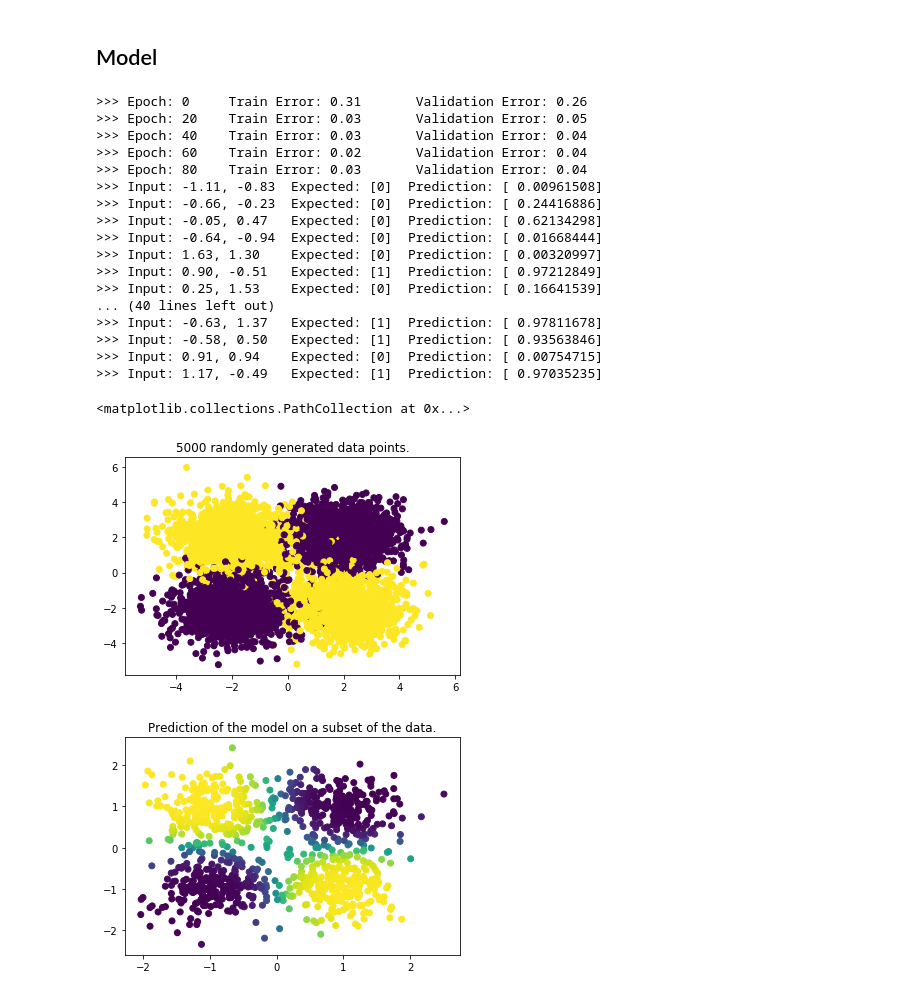
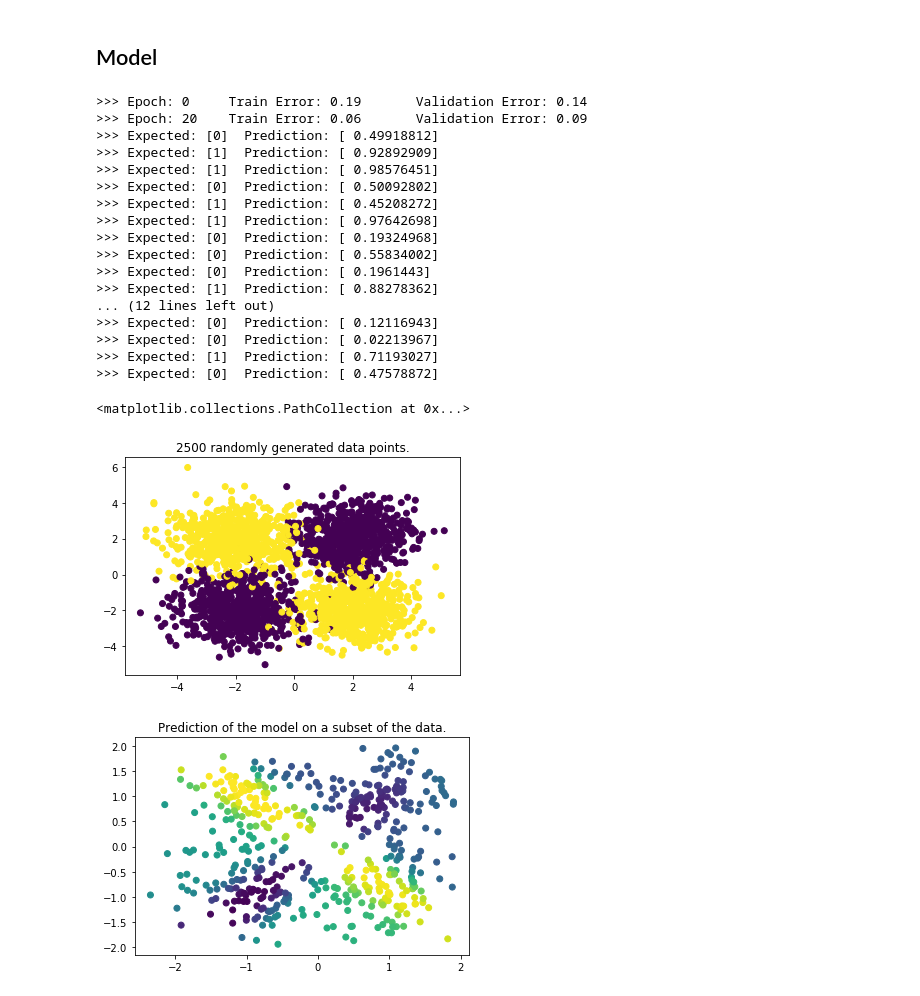
Before and after one commit to Mrpatekful/numpyml, a Jupyter notebook: mlp_numpy.ipynb, the cells around one changed output. Cells and saved outputs as stored; diff of their text form; code cells hidden in the pictures.

```diff
--- a/mlp_numpy.ipynb
+++ b/mlp_numpy.ipynb
@@ -159,15 +160,18 @@ class InputPipeLine:
 
         self.batch_size = batch_size
 
-        self.train, self.valid, self.test = self.normalize(data)
+        self.train, self.valid, self.test = self.separate(self.normalize(data))
         self.index = 0
 
     def normalize(self, data):
         features = [row[0] for row in data]
         self.scaler = preprocessing.StandardScaler().fit(features[:self.train_size])
         data = list(zip(self.scaler.transform(features), [row[1] for row in data]))
-        # the first train_split*100 % will be used for training
-        return data[:self.train_size], data[self.train_size:self.train_size+self.valid_size], data[self.train_size+self.valid_size:]
+        return data
+
+    def separate(self, data):
+        return (data[:self.train_size], data[self.train_size:self.train_size+self.valid_size],
+                data[self.train_size+self.valid_size:])
 
     def next_batch(self):
         batch, eoe = self.step()
@@ -314,11 +438,11 @@ class Error(metaclass=abc.ABCMeta):
 # %%
 class Mse(Error):
 
-    def function(self, y, y_hat):
-        return
+    def function(self, y, pred):
+        return (y-pred)**2
 
-    def derivative(self, y, y_hat):
-        return
+    def derivative(self, y, pred):
+        return -2*(y-pred)
 # %% [markdown]
 #### Cross Entropy
 # %%
@@ -465,55 +569,55 @@ class Mlp:
 # %%
 np.random.seed(1)
 
-layers = []
-layers.append(Layer(Linear(), size=2))
-layers.append(Layer(Tanh(), size=10))
-layers.append(Layer(Sigmoid(), size=1))
-
-nb_samples = 5000
+nb_samples = 2500
 samples = []
 for i in range(0,nb_samples,4):
     noise = np.random.normal(0,1,8)
     samples.append([[-2+noise[0],-2+noise[1]], [0]])
     samples.append([[2+noise[2],-2+noise[3]],[1]])
     samples.append([[-2+noise[4],2+noise[5]],[1]])
     samples.append([[2+noise[6],2+noise[7]], [0]])
 
 fig1=plt.figure()
 plt.title("{0} randomly generated data points.".format(nb_samples))
 plt.scatter([element[0][0] for element in samples],
             [element[0][1] for element in samples],
             c=[element[1] for element in samples])
 
-input_pipe = InputPipeLine(samples, batch_size=10)
+input_pipe = InputPipeLine(samples, batch_size=20)
+
+layers = []
+layers.append(Layer(Linear(), size=2))
+layers.append(Layer(Sigmoid(), size=10))
+layers.append(Layer(Sigmoid(), size=1))
 
 mlp_object = Mlp(layers, input_pipe)
-mlp_object.train(epochs=100)
+mlp_object.train(epochs=30, optimizer=Adam(lrate=0.01))
 results = mlp_object.test(verbose=0.05)
 
 fig2=plt.figure()
-plt.title("Prediction of the model on a subset of the data.".format(nb_samples))
+plt.title("Prediction of the model on a subset of the data.")
 plt.scatter([element[0][0] for element in results],
             [element[0][1] for element in results],
             c=[element[2] for element in results])
 # %% [output]
->>> Epoch: 0     Train Error: 0.31       Validation Error: 0.26
->>> Epoch: 20    Train Error: 0.03       Validation Error: 0.05
->>> Epoch: 40    Train Error: 0.03       Validation Error: 0.04
->>> Epoch: 60    Train Error: 0.02       Validation Error: 0.04
->>> Epoch: 80    Train Error: 0.03       Validation Error: 0.04
->>> Input: -1.11, -0.83  Expected: [0]  Prediction: [ 0.00961508]
->>> Input: -0.66, -0.23  Expected: [0]  Prediction: [ 0.24416886]
->>> Input: -0.05, 0.47   Expected: [0]  Prediction: [ 0.62134298]
->>> Input: -0.64, -0.94  Expected: [0]  Prediction: [ 0.01668444]
->>> Input: 1.63, 1.30    Expected: [0]  Prediction: [ 0.00320997]
->>> Input: 0.90, -0.51   Expected: [1]  Prediction: [ 0.97212849]
->>> Input: 0.25, 1.53    Expected: [0]  Prediction: [ 0.16641539]
-... (40 lines left out)
->>> Input: -0.63, 1.37   Expected: [1]  Prediction: [ 0.97811678]
->>> Input: -0.58, 0.50   Expected: [1]  Prediction: [ 0.93563846]
->>> Input: 0.91, 0.94    Expected: [0]  Prediction: [ 0.00754715]
->>> Input: 1.17, -0.49   Expected: [1]  Prediction: [ 0.97035235]
+>>> Epoch: 0     Train Error: 0.19       Validation Error: 0.14
+>>> Epoch: 20    Train Error: 0.06       Validation Error: 0.09
+>>> Expected: [0]  Prediction: [ 0.49918812]
+>>> Expected: [1]  Prediction: [ 0.92892909]
+>>> Expected: [1]  Prediction: [ 0.98576451]
+>>> Expected: [0]  Prediction: [ 0.50092802]
+>>> Expected: [1]  Prediction: [ 0.45208272]
+>>> Expected: [1]  Prediction: [ 0.97642698]
+>>> Expected: [0]  Prediction: [ 0.19324968]
+>>> Expected: [0]  Prediction: [ 0.55834002]
+>>> Expected: [0]  Prediction: [ 0.1961443]
+>>> Expected: [1]  Prediction: [ 0.88278362]
+... (12 lines left out)
+>>> Expected: [0]  Prediction: [ 0.12116943]
+>>> Expected: [0]  Prediction: [ 0.02213967]
+>>> Expected: [1]  Prediction: [ 0.71193027]
+>>> Expected: [0]  Prediction: [ 0.47578872]
 <matplotlib.collections.PathCollection at 0x...>
-[figure, old version]
+[figure, new version]
-[figure, old version]
+[figure, new version]
```
Also changed, not shown: parts of 14 cells of this notebook.
